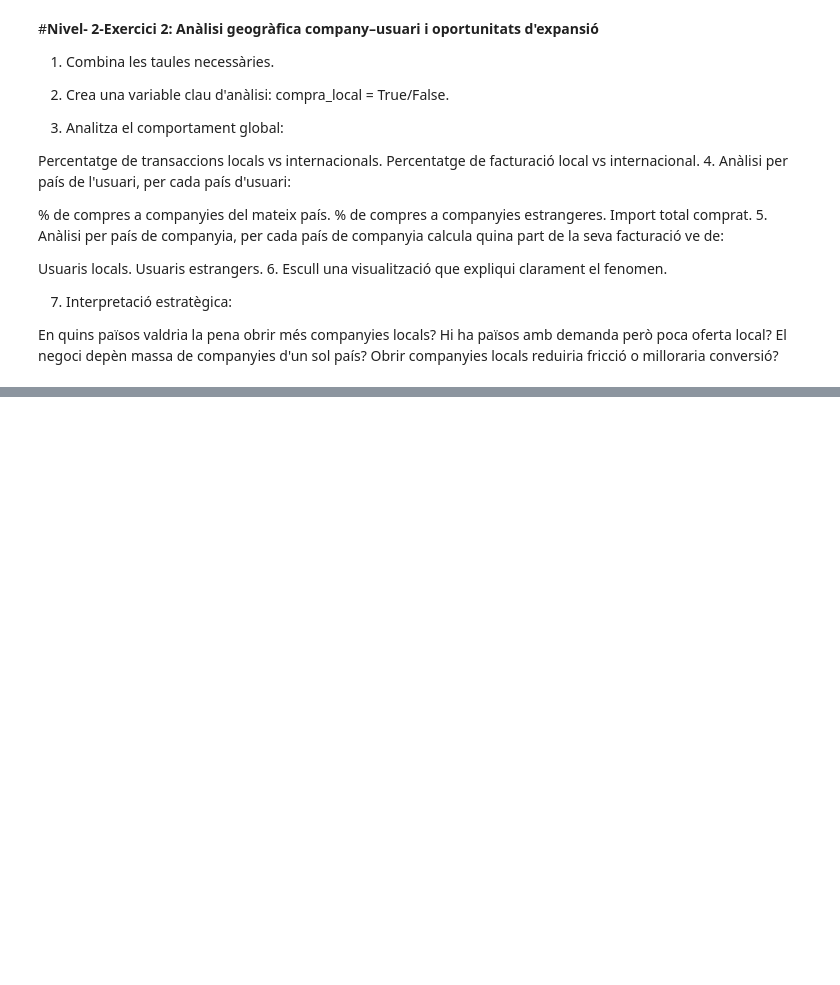
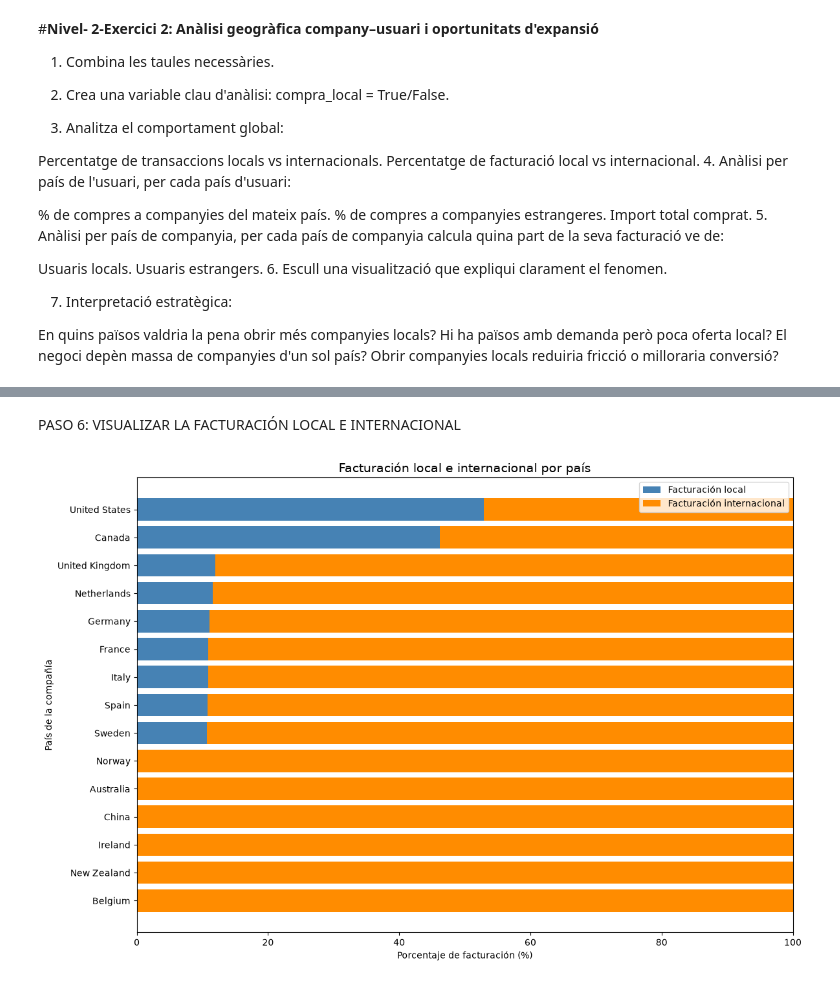
Before and after one commit to Desireegit1/Desiree-Diaz-Python-Sprint-7-11, a Jupyter notebook: SPRINT_9_DESIREE_DIAZ.ipynb, the cells around one changed output, grey strips where cells are left out. Cells and saved outputs as stored; diff of their text form; code cells hidden in the pictures; blank space fills up the shorter version.

```diff
--- a/SPRINT_9_DESIREE_DIAZ.ipynb
+++ b/SPRINT_9_DESIREE_DIAZ.ipynb
@@ -2070,0 +2709,64 @@ Obrir companyies locals reduiria fricció o milloraria conversió?
+# %% [markdown]
+PASO 6: VISUALIZAR LA FACTURACIÓN LOCAL E INTERNACIONAL
+# %%
+
+
+df_grafico = df_paises_companias.sort_values(
+    "porcentaje_local",
+    ascending=True
+)
+
+
+
+
+fig, ax = plt.subplots(figsize=(12, 8))
+
+
+.
+
+ax.barh(
+    df_grafico["pais_compania"],
+    df_grafico["porcentaje_local"],
+    color="steelblue",
+    label="Facturación local"
+)
+
+
+
+
+ax.barh(
+    df_grafico["pais_compania"],
+    df_grafico["porcentaje_internacional"],
+    left=df_grafico["porcentaje_local"],
+    color="darkorange",
+    label="Facturación internacional"
+)
+
+
+
+
+ax.set_title(
+    "Facturación local e internacional por país",
+    fontsize=14
+)
+
+ax.set_xlabel("Porcentaje de facturación (%)")
+ax.set_ylabel("País de la compañía")
+
+ax.set_xlim(0, 100)
+
+
+
+
+ax.legend()
+
+
+
+
+plt.tight_layout()
+
+
+
+plt.show()
+# %% [output]
+[figure, added]
```
Also changed, not shown: parts of 156 cells of this notebook.
